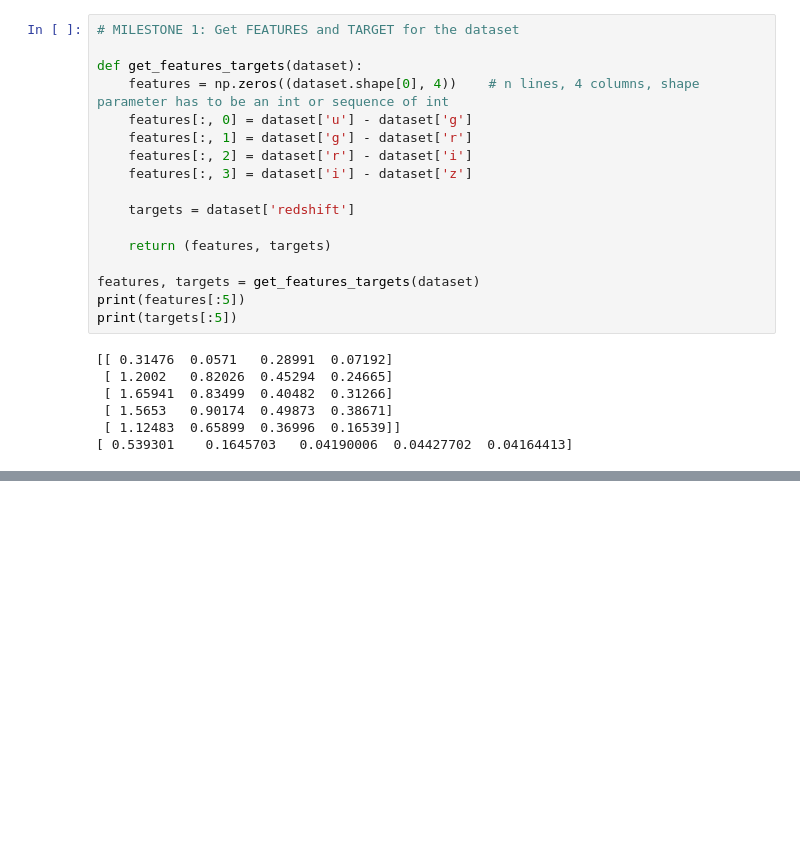
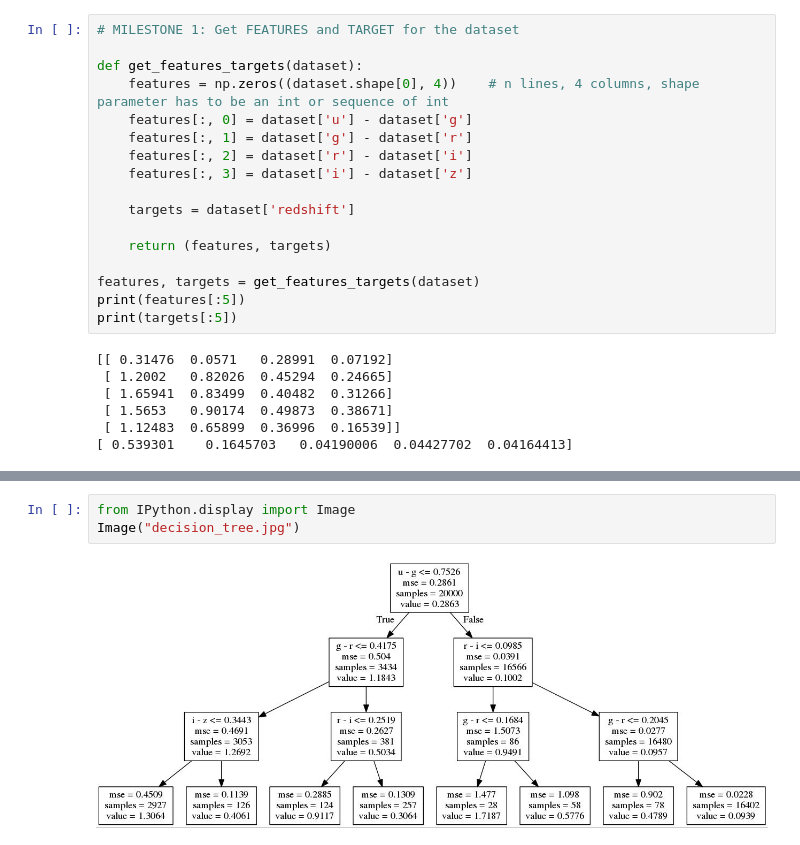
Before and after one commit to amateur-astronomy-club/Photometric-Redshift-Estimation-of-Galaxies-using-ML, a Jupyter notebook: photometric-redshift.ipynb, the cells around one changed output, grey strips where cells are left out. Drawn from its saved outputs; the diff is of its cells as text; blank space fills up the shorter version.

```diff
--- a/photometric-redshift.ipynb
+++ b/photometric-redshift.ipynb
@@ -64,0 +125,5 @@ def median_diff(predicted, actual):
+# %%
+from IPython.display import Image
+Image("decision_tree.jpg")
+# %% [output]
+[figure, added]
```
Also changed, not shown: parts of 9 cells of this notebook, 1 other file.
